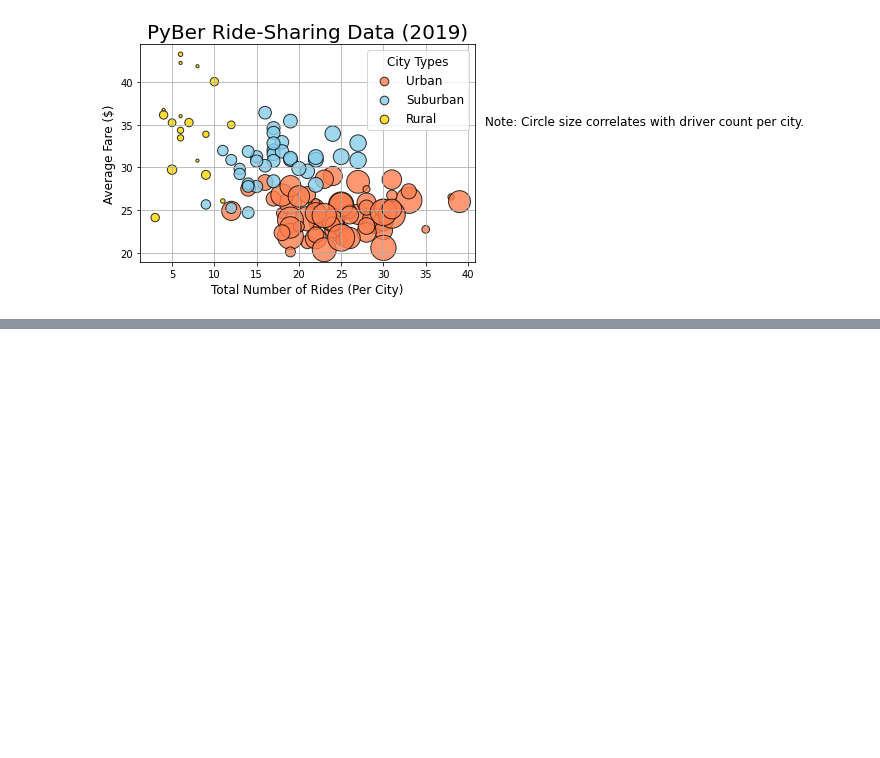
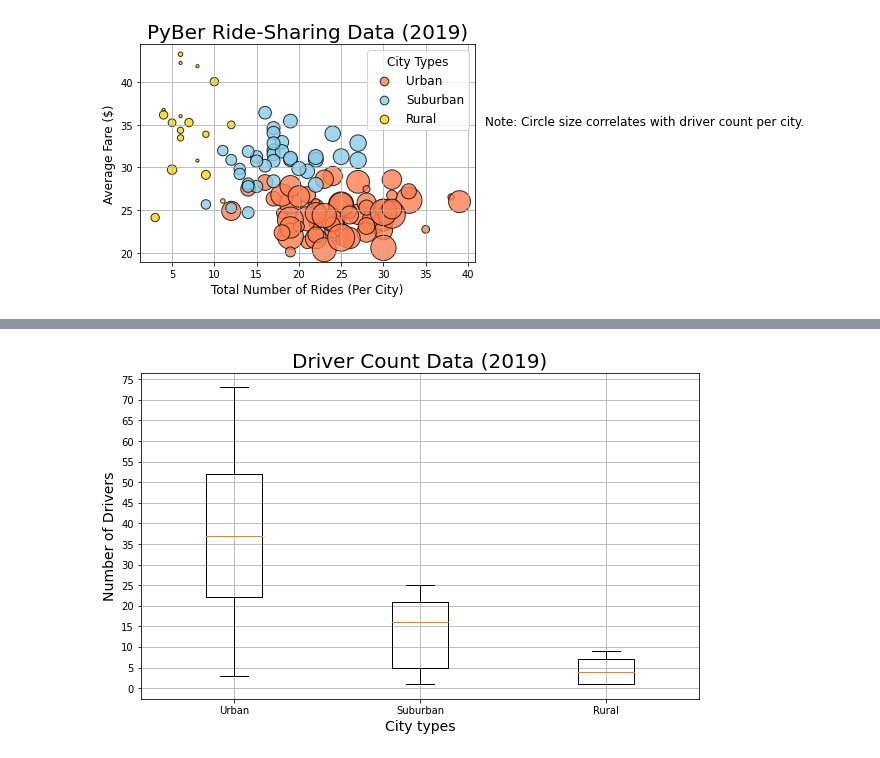
Before and after one commit to Iffadanwar/PyBer_Analysis, a Jupyter notebook: PyBer.ipynb, the cells around one changed output, grey strips where cells are left out. Saved outputs shown, nothing was run; the diff lists cells and outputs as text; code cells hidden in the pictures; blank space fills up the shorter version.

```diff
--- a/PyBer.ipynb
+++ b/PyBer.ipynb
@@ -240,0 +434,5 @@ plt.savefig("analysis/Fig1.png")
+# %%
+# Get the driver count data from the urban cities.
+urban_driver = urban_city_df["driver_count"]
+suburban_driver = suburban_city_df["driver_count"]
+rural_driver = rural_city_df["driver_count"]
@@ -240,0 +524,19 @@ plt.savefig("analysis/Fig1.png")
+# %%
+# Create the box-and-whisker plot for the urban driver count data.
+x_lables = ["Urban", "Suburban","Rural"]
+driver_city = [urban_driver, suburban_driver, rural_driver]
+fig, ax=plt.subplots(figsize = (10,6))
+ax.boxplot(driver_city, labels = x_lables)
+# Add the title, y-axis label and grid.
+ax.set_title('Driver Count Data (2019)', fontsize=20)
+ax.set_ylabel("Number of Drivers", fontsize=14)
+ax.set_xlabel("City types", fontsize=14)
+ax.set_yticks(np.arange(0,80, step=5.0))
+ax.grid()
+plt.show
+
+# Save the figure.
+plt.savefig("analysis/Fig4.png")
+plt.show()
+# %% [output]
+[figure, added]
```
Also changed, not shown: parts of 22 cells of this notebook, 3 other files.
